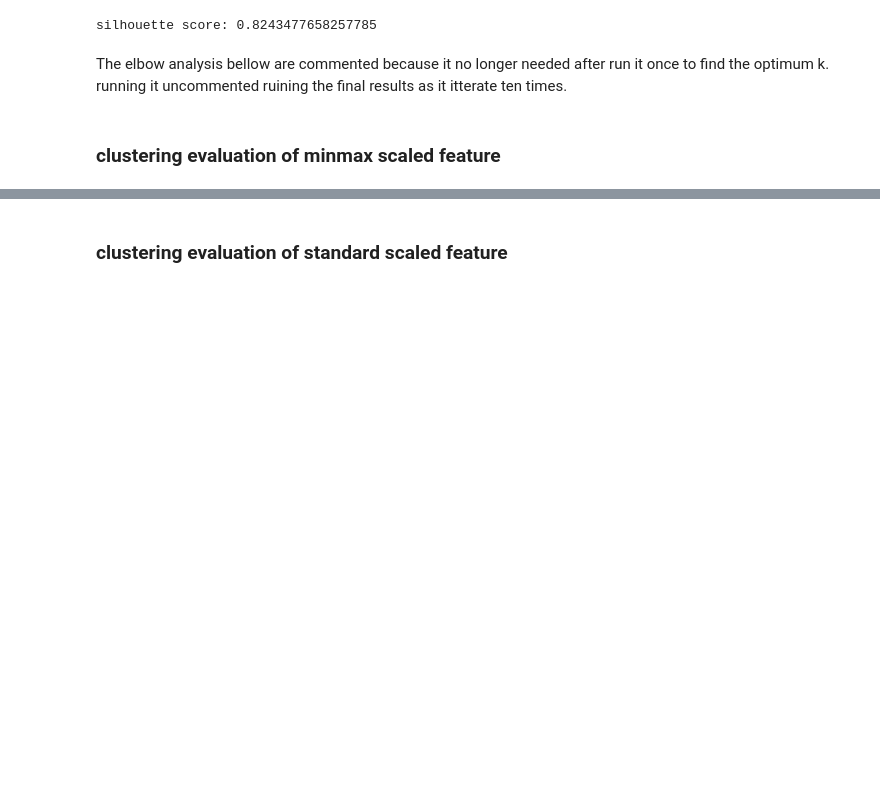
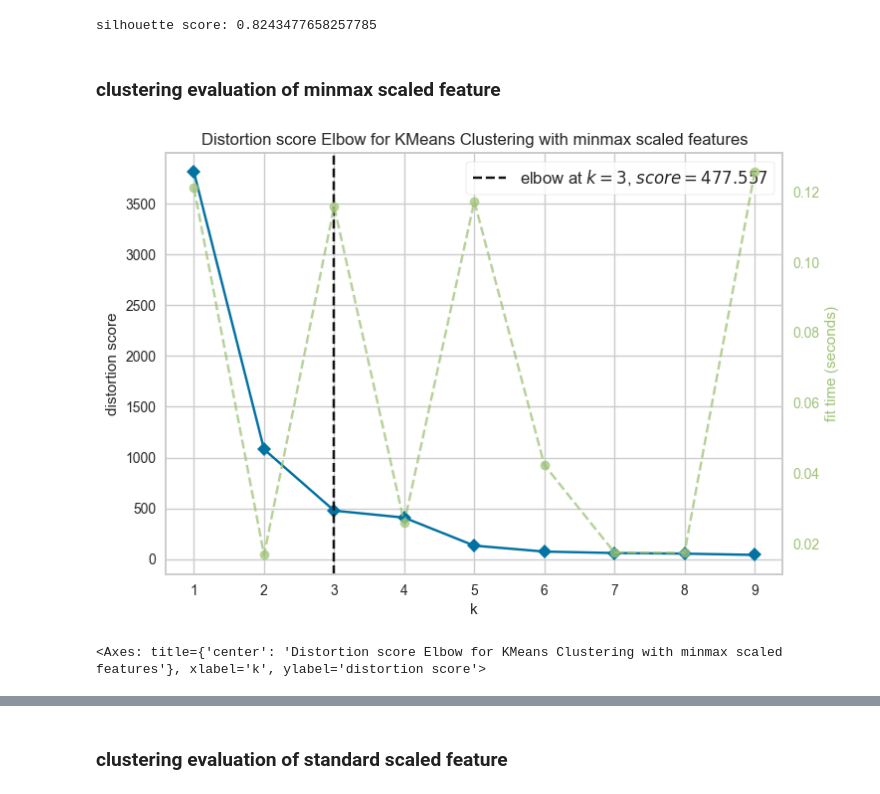
Before and after one commit to agungfir98/ml_co2, a Jupyter notebook: [Clustering]_Submission_Akhir_BMLP_Agung_Firmansyah.ipynb, the cells around one changed output, grey strips where cells are left out. Cells and saved outputs as stored; diff of their text form; code cells hidden in the pictures; blank space fills up the shorter version.

Commit message:
write better analysis

```diff
--- a/[Clustering]_Submission_Akhir_BMLP_Agung_Firmansyah.ipynb
+++ b/[Clustering]_Submission_Akhir_BMLP_Agung_Firmansyah.ipynb
@@ -311,6 +311,3 @@ score = silhouette_score(minmax_feat, labels)
 print(f'silhouette score: {score}')
 # %% [output]
 silhouette score: 0.8243477658257785
-# %% [markdown]
-The elbow analysis bellow are commented because it no longer needed after run it once to find the optimum k.
-running it uncommented ruining the final results as it itterate ten times.
@@ -323,9 +314,12 @@ running it uncommented ruining the final results as it itterate ten times.
 # %% [markdown]
 ### clustering evaluation of minmax scaled feature
 # %%
-# minmaxKmeans = KMeans()
-# visualizer = KElbowVisualizer(minmaxKmeans, k=(1,10), title='Distortion score Elbow for KMeans Clustering with minmax scaled features')
+minmaxKmeans = KMeans()
+visualizer = KElbowVisualizer(minmaxKmeans, k=(1,10), title='Distortion score Elbow for KMeans Clustering with minmax scaled features')
 
-# visualizer.fit(minmax_feat)
-# visualizer.show()
+visualizer.fit(minmax_feat)
+visualizer.show()
+# %% [output]
+[figure, added]
+<Axes: title={'center': 'Distortion score Elbow for KMeans Clustering with minmax scaled features'}, xlabel='k', ylabel='distortion score'>
 # %%
```
Also changed, not shown: parts of 9 cells of this notebook, 1 other file.
